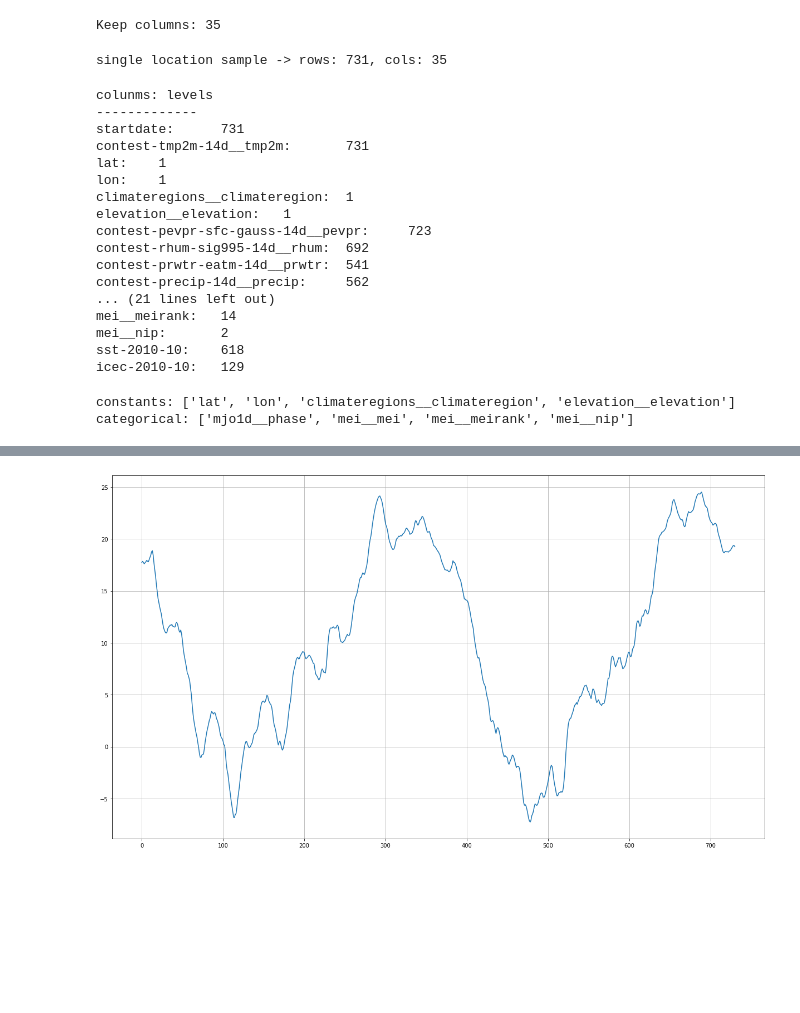
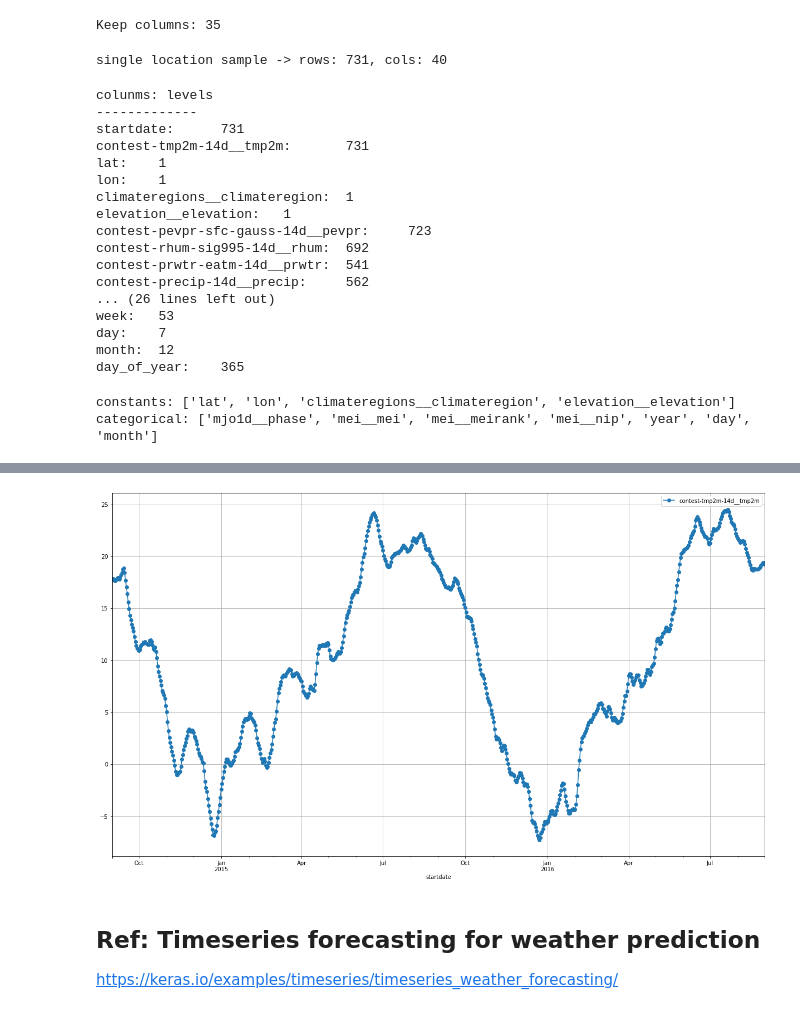
Before and after one commit to ahashmi/wids-2023, a Jupyter notebook: notebooks/wids200_keras_draft.ipynb, the cells around one changed output, grey strips where cells are left out. Drawn from its saved outputs; the diff is of its cells as text; code cells hidden in the pictures; blank space fills up the shorter version.

Commit message:
draft of keras lstm

```diff
--- a/notebooks/wids200_keras_draft.ipynb
+++ b/notebooks/wids200_keras_draft.ipynb
@@ -65,11 +68,14 @@ train_df['location'] = list(zip(train_df.lat, train_df.lon))
 COORD = 0.5
 # %%
 sngl_lctn_df = train_df.loc[train_df['location'] == (COORD, COORD), keep_cols]
-sngl_lctn_df = sngl_lctn_df.reset_index(drop=True)
+sngl_lctn_df.index = pd.to_datetime(sngl_lctn_df['startdate'])
+sngl_lctn_df[['year', 'week', 'day']] = sngl_lctn_df.index.isocalendar()
+sngl_lctn_df['month'] = sngl_lctn_df.index.month
+sngl_lctn_df['day_of_year'] = sngl_lctn_df.index.day_of_year
 n_rows, n_cols = sngl_lctn_df.shape
 print(f"single location sample -> rows: {n_rows}, cols: {n_cols}")
 # %% [output]
-single location sample -> rows: 731, cols: 35
+single location sample -> rows: 731, cols: 40
 # %%
 LEVELS = 50
 # %%
@@ -96,16 +102,16 @@ contest-pevpr-sfc-gauss-14d__pevpr:     723
 contest-rhum-sig995-14d__rhum:  692
 contest-prwtr-eatm-14d__prwtr:  541
 contest-precip-14d__precip:     562
-... (21 lines left out)
-mei__meirank:   14
-mei__nip:       2
-sst-2010-10:    618
-icec-2010-10:   129
+... (26 lines left out)
+week:   53
+day:    7
+month:  12
+day_of_year:    365
 # %%
-drop_cols = const_cols + cat_cols
+dont_describe = const_cols + cat_cols
 print(f"constants: {const_cols}")
 print(f"categorical: {cat_cols}")
 # %% [output]
 constants: ['lat', 'lon', 'climateregions__climateregion', 'elevation__elevation']
-categorical: ['mjo1d__phase', 'mei__mei', 'mei__meirank', 'mei__nip']
+categorical: ['mjo1d__phase', 'mei__mei', 'mei__meirank', 'mei__nip', 'year', 'day', 'month']
 # %%
@@ -123,8 +129,13 @@ sngl_lctn_df.drop(columns=drop_cols).describe()
 # %%
 FIG_SIZE = (21, 12)
 # %%
-sngl_lctn_sample_df[TARGET].plot.line(figsize=FIG_SIZE)
+viz_trgt_df = sngl_lctn_df[['startdate', TARGET]]
+viz_trgt_df.set_index('startdate')
+viz_trgt_df.plot.line(marker='o', figsize=FIG_SIZE)
 plt.grid()
 plt.show()
 # %% [output]
-[figure, old version]
+[figure, new version]
+# %% [markdown]
+## Ref: Timeseries forecasting for weather prediction
+<https://keras.io/examples/timeseries/timeseries_weather_forecasting/>
```
Also changed, not shown: parts of 27 cells of this notebook, 3 other files.
